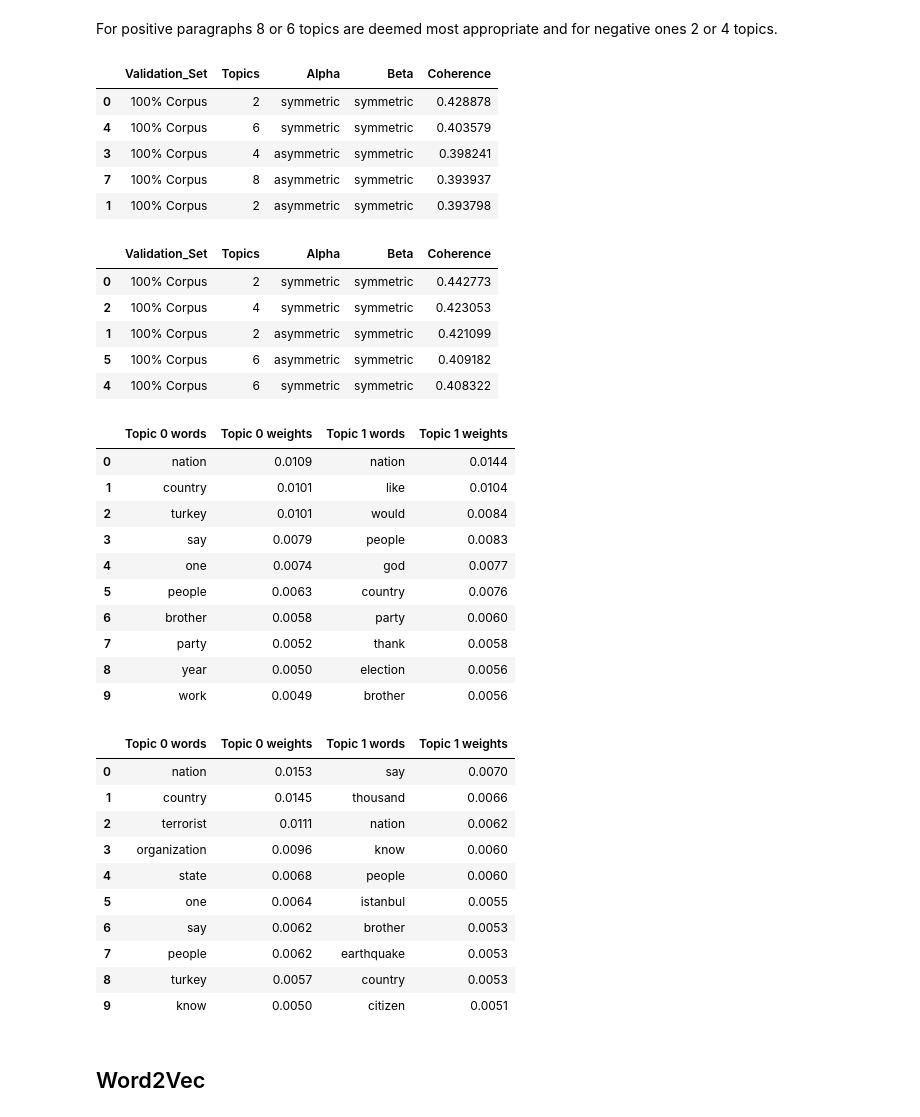
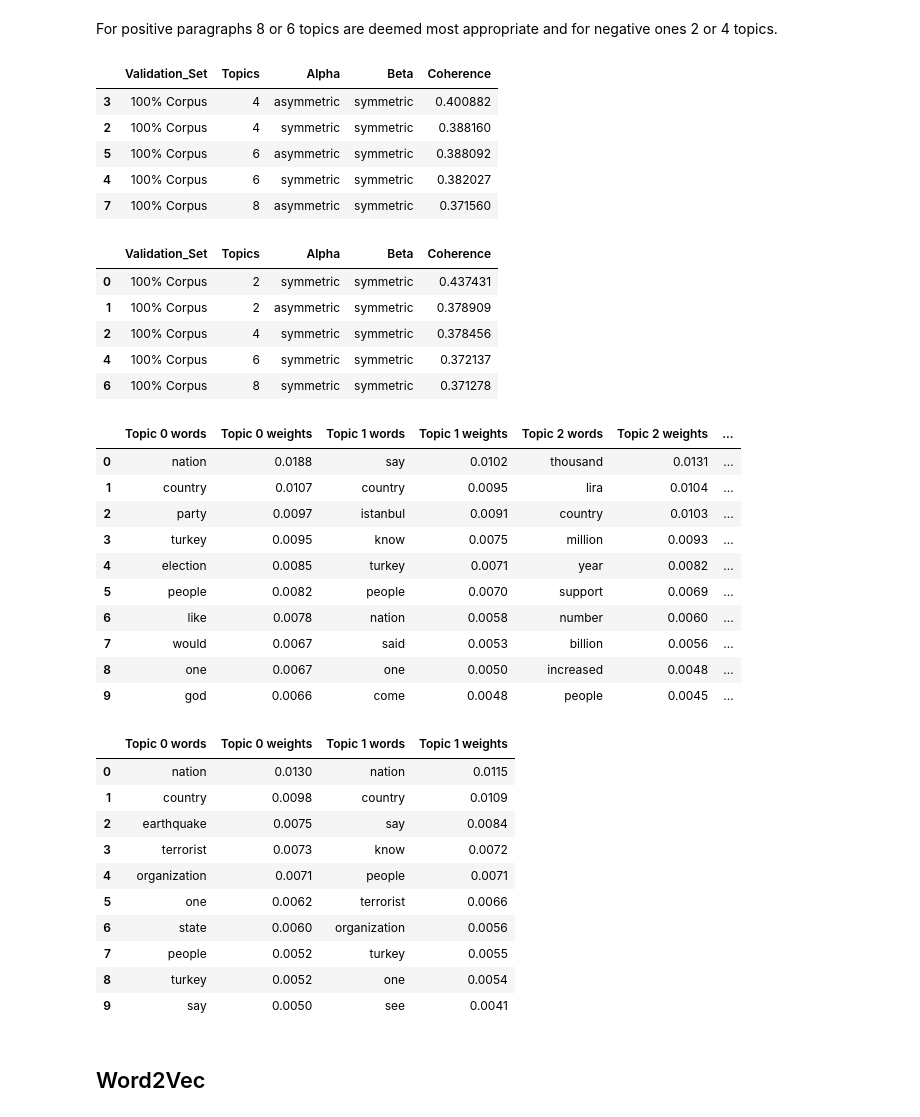
Before and after one commit to mrcljns/Text-Mining-Projects, a Jupyter notebook: Speeches_project/erdogan_speeches_notebook.ipynb, the cells around one changed output. Saved outputs shown, nothing was run; the diff lists cells and outputs as text; code cells hidden in the pictures.

```diff
--- a/Speeches_project/erdogan_speeches_notebook.ipynb
+++ b/Speeches_project/erdogan_speeches_notebook.ipynb
@@ -39,7 +39,7 @@ lemmatizer = WordNetLemmatizer()
 def preprocess_text(text):
 
     # Removing special characters, punctuation, whitespaces and numbers
-    text_clean = re.sub("[^a-zA-Z0-9 \n\.]", "", text)
+    text_clean = re.sub("[^a-zA-Z0-9 \n]", "", text)
     text_clean = re.sub(" +", " ", text_clean)
     text_clean = re.sub(r"[^\w\s]","", text_clean)
     text_clean = re.sub("\d", "", text_clean)
@@ -350,5 +350,5 @@ plt.show()
 # %%
-par_list = [par for speech in speeches_df["Translated_text"].map(lambda x: x.split("\n")) for par in speech if len(par) > 40]
+par_list = [par for speech in speeches_df["Translated_text"].map(lambda x: x.split("\n")) for par in speech if len(par) > 100]
 par_df = pd.DataFrame(par_list, columns=["Paragraph"])
 par_df["Sentiment"] = par_df.Paragraph.map(analyser.polarity_scores)
 par_df["Sentiment"] = par_df["Sentiment"].map(lambda x: x["compound"])
@@ -423,20 +423,20 @@ For positive paragraphs 8 or 6 topics are deemed most appropriate and for negati
 pos_model_results.sort_values('Coherence', ascending = False).head()
 # %% [output]
 |  | Validation_Set | Topics | Alpha | Beta | Coherence |
-| 0 | 100% Corpus | 2 | symmetric | symmetric | 0.428878 |
-| 4 | 100% Corpus | 6 | symmetric | symmetric | 0.403579 |
-| 3 | 100% Corpus | 4 | asymmetric | symmetric | 0.398241 |
-| 7 | 100% Corpus | 8 | asymmetric | symmetric | 0.393937 |
-| 1 | 100% Corpus | 2 | asymmetric | symmetric | 0.393798 |
+| 3 | 100% Corpus | 4 | asymmetric | symmetric | 0.400882 |
+| 2 | 100% Corpus | 4 | symmetric | symmetric | 0.388160 |
+| 5 | 100% Corpus | 6 | asymmetric | symmetric | 0.388092 |
+| 4 | 100% Corpus | 6 | symmetric | symmetric | 0.382027 |
+| 7 | 100% Corpus | 8 | asymmetric | symmetric | 0.371560 |
 # %%
 neg_model_results.sort_values('Coherence', ascending = False).head()
 # %% [output]
 |  | Validation_Set | Topics | Alpha | Beta | Coherence |
-| 0 | 100% Corpus | 2 | symmetric | symmetric | 0.442773 |
-| 2 | 100% Corpus | 4 | symmetric | symmetric | 0.423053 |
-| 1 | 100% Corpus | 2 | asymmetric | symmetric | 0.421099 |
-| 5 | 100% Corpus | 6 | asymmetric | symmetric | 0.409182 |
-| 4 | 100% Corpus | 6 | symmetric | symmetric | 0.408322 |
+| 0 | 100% Corpus | 2 | symmetric | symmetric | 0.437431 |
+| 1 | 100% Corpus | 2 | asymmetric | symmetric | 0.378909 |
+| 2 | 100% Corpus | 4 | symmetric | symmetric | 0.378456 |
+| 4 | 100% Corpus | 6 | symmetric | symmetric | 0.372137 |
+| 6 | 100% Corpus | 8 | symmetric | symmetric | 0.371278 |
 # %%
 # Creating LDA models with the hyperparameters chosen according to the highest coherence score
 passes=10
@@ -446,10 +446,10 @@ pos_lda_model = LdaModel(
     corpus=pos_corpus,
     id2word=pos_dictionary,
     chunksize=len(pos_corpus),
-    alpha='symmetric',
+    alpha='asymmetric',
     eta='symmetric',
     random_state=42,
-    num_topics=2,
+    num_topics=4,
     passes=passes,
     per_word_topics=True
 )
@@ -467,33 +467,33 @@ neg_lda_model = LdaModel(
     per_word_topics=True
 )
 # %%
-display_topics(pos_lda_model, 2, 10)
+display_topics(pos_lda_model, 4, 10)
 # %% [output]
-|  | Topic 0 words | Topic 0 weights | Topic 1 words | Topic 1 weights |
-| 0 | nation | 0.0109 | nation | 0.0144 |
-| 1 | country | 0.0101 | like | 0.0104 |
-| 2 | turkey | 0.0101 | would | 0.0084 |
-| 3 | say | 0.0079 | people | 0.0083 |
-| 4 | one | 0.0074 | god | 0.0077 |
-| 5 | people | 0.0063 | country | 0.0076 |
-| 6 | brother | 0.0058 | party | 0.0060 |
-| 7 | party | 0.0052 | thank | 0.0058 |
-| 8 | year | 0.0050 | election | 0.0056 |
-| 9 | work | 0.0049 | brother | 0.0056 |
+|  | Topic 0 words | Topic 0 weights | Topic 1 words | Topic 1 weights | Topic 2 words | Topic 2 weights | ... |
+| 0 | nation | 0.0188 | say | 0.0102 | thousand | 0.0131 | ... |
+| 1 | country | 0.0107 | country | 0.0095 | lira | 0.0104 | ... |
+| 2 | party | 0.0097 | istanbul | 0.0091 | country | 0.0103 | ... |
+| 3 | turkey | 0.0095 | know | 0.0075 | million | 0.0093 | ... |
+| 4 | election | 0.0085 | turkey | 0.0071 | year | 0.0082 | ... |
+| 5 | people | 0.0082 | people | 0.0070 | support | 0.0069 | ... |
+| 6 | like | 0.0078 | nation | 0.0058 | number | 0.0060 | ... |
+| 7 | would | 0.0067 | said | 0.0053 | billion | 0.0056 | ... |
+| 8 | one | 0.0067 | one | 0.0050 | increased | 0.0048 | ... |
+| 9 | god | 0.0066 | come | 0.0048 | people | 0.0045 | ... |
 # %%
 display_topics(neg_lda_model, 2, 10)
 # %% [output]
 |  | Topic 0 words | Topic 0 weights | Topic 1 words | Topic 1 weights |
-| 0 | nation | 0.0153 | say | 0.0070 |
-| 1 | country | 0.0145 | thousand | 0.0066 |
-| 2 | terrorist | 0.0111 | nation | 0.0062 |
-| 3 | organization | 0.0096 | know | 0.0060 |
-| 4 | state | 0.0068 | people | 0.0060 |
-| 5 | one | 0.0064 | istanbul | 0.0055 |
-| 6 | say | 0.0062 | brother | 0.0053 |
-| 7 | people | 0.0062 | earthquake | 0.0053 |
-| 8 | turkey | 0.0057 | country | 0.0053 |
-| 9 | know | 0.0050 | citizen | 0.0051 |
+| 0 | nation | 0.0130 | nation | 0.0115 |
+| 1 | country | 0.0098 | country | 0.0109 |
+| 2 | earthquake | 0.0075 | say | 0.0084 |
+| 3 | terrorist | 0.0073 | know | 0.0072 |
+| 4 | organization | 0.0071 | people | 0.0071 |
+| 5 | one | 0.0062 | terrorist | 0.0066 |
+| 6 | state | 0.0060 | organization | 0.0056 |
+| 7 | people | 0.0052 | turkey | 0.0055 |
+| 8 | turkey | 0.0052 | one | 0.0054 |
+| 9 | say | 0.0050 | see | 0.0041 |
 # %% [markdown]
 ## Word2Vec
 # %%
```
Also changed, not shown: parts of 12 cells of this notebook, 3 other files.
